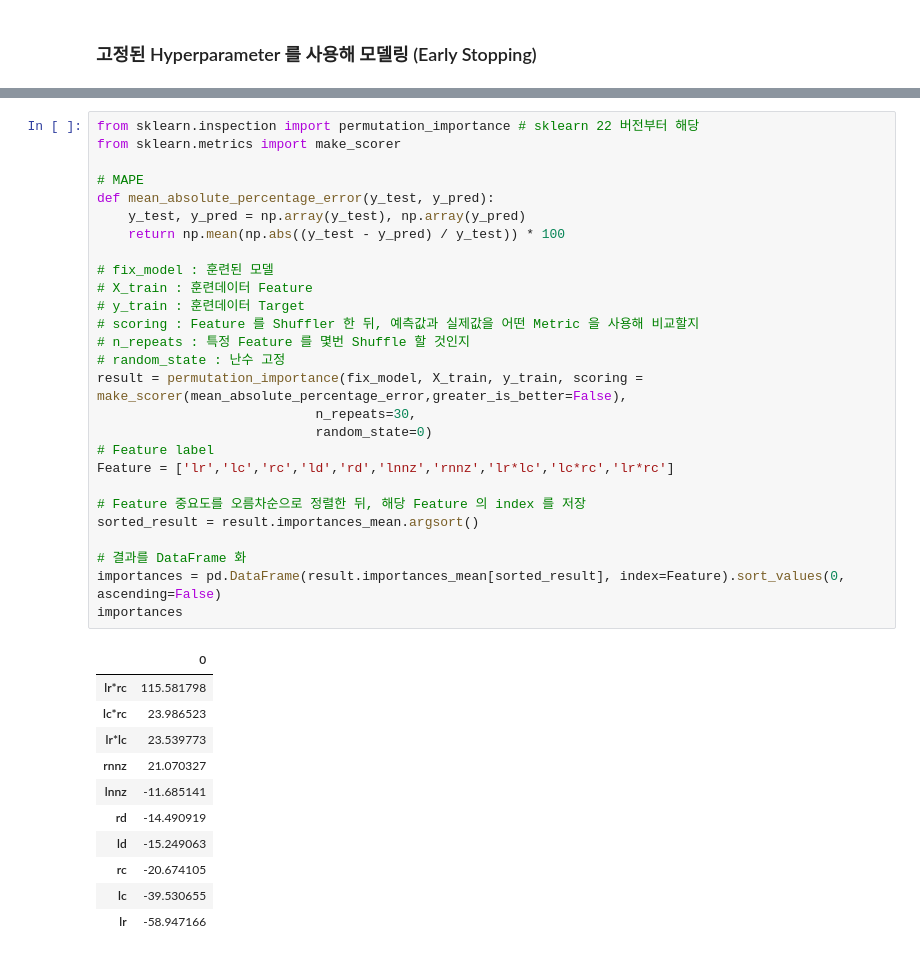
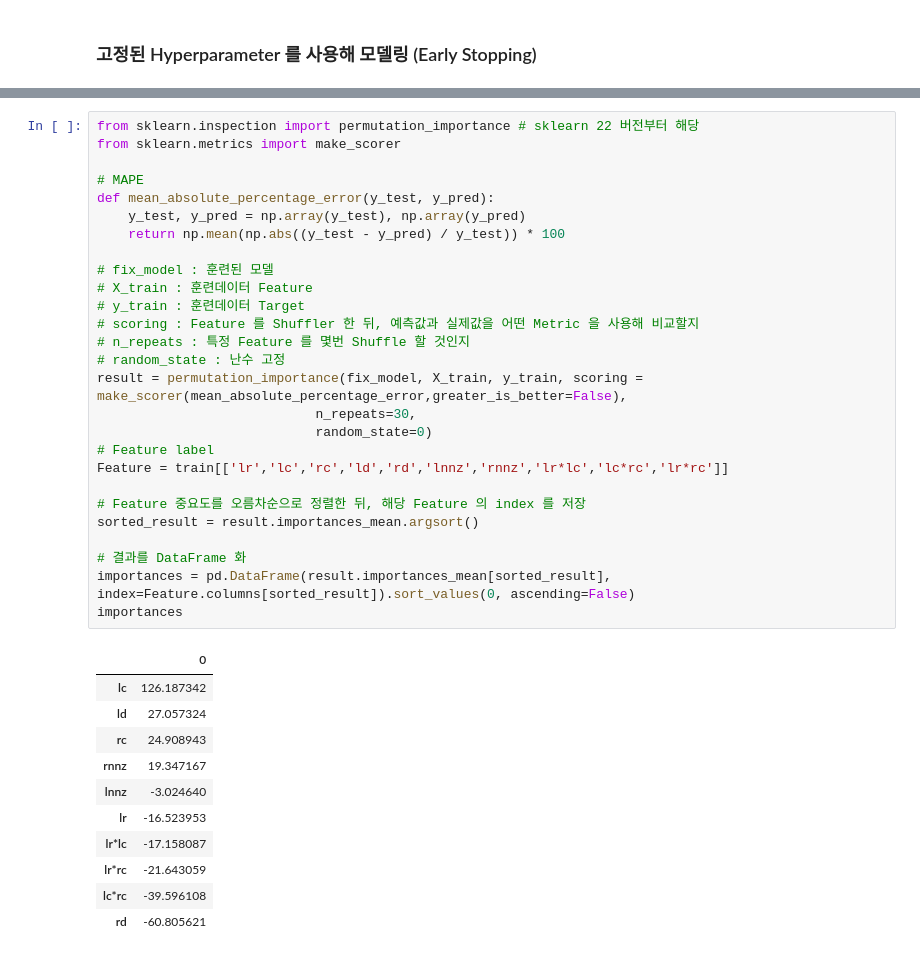
Before and after one commit to unhochoi/Sparse-Matrix-Multiplication, a Jupyter notebook: scenario-extraction/model/dnn/dnn-sp-smdm-gridsearch.ipynb, the cells around one changed output, grey strips where cells are left out. Drawn from its saved outputs; the diff is of its cells as text.

```diff
--- a/scenario-extraction/model/dnn/dnn-sp-smdm-gridsearch.ipynb
+++ b/scenario-extraction/model/dnn/dnn-sp-smdm-gridsearch.ipynb
@@ -316,39 +317,39 @@ print("테스트데이터 예측 mape : {}\n".format(mean_absolute_percentage_er
 # %%
 from sklearn.inspection import permutation_importance # sklearn 22 버전부터 해당
 from sklearn.metrics import make_scorer
 
 # MAPE
 def mean_absolute_percentage_error(y_test, y_pred):
     y_test, y_pred = np.array(y_test), np.array(y_pred)
     return np.mean(np.abs((y_test - y_pred) / y_test)) * 100
 
 # fix_model : 훈련된 모델
 # X_train : 훈련데이터 Feature
 # y_train : 훈련데이터 Target
 # scoring : Feature 를 Shuffler 한 뒤, 예측값과 실제값을 어떤 Metric 을 사용해 비교할지
 # n_repeats : 특정 Feature 를 몇번 Shuffle 할 것인지
 # random_state : 난수 고정
 result = permutation_importance(fix_model, X_train, y_train, scoring = make_scorer(mean_absolute_percentage_error,greater_is_better=False),
                             n_repeats=30,
                             random_state=0)
 # Feature label
-Feature = ['lr','lc','rc','ld','rd','lnnz','rnnz','lr*lc','lc*rc','lr*rc']
+Feature = train[['lr','lc','rc','ld','rd','lnnz','rnnz','lr*lc','lc*rc','lr*rc']]
 
 # Feature 중요도를 오름차순으로 정렬한 뒤, 해당 Feature 의 index 를 저장
 sorted_result = result.importances_mean.argsort()
 
 # 결과를 DataFrame 화
-importances = pd.DataFrame(result.importances_mean[sorted_result], index=Feature).sort_values(0, ascending=False)
+importances = pd.DataFrame(result.importances_mean[sorted_result], index=Feature.columns[sorted_result]).sort_values(0, ascending=False)
 importances
 # %% [output]
 |  | 0 |
-| lr*rc | 115.581798 |
-| lc*rc | 23.986523 |
-| lr*lc | 23.539773 |
-| rnnz | 21.070327 |
-| lnnz | -11.685141 |
-| rd | -14.490919 |
-| ld | -15.249063 |
-| rc | -20.674105 |
-| lc | -39.530655 |
-| lr | -58.947166 |
+| lc | 126.187342 |
+| ld | 27.057324 |
+| rc | 24.908943 |
+| rnnz | 19.347167 |
+| lnnz | -3.024640 |
+| lr | -16.523953 |
+| lr*lc | -17.158087 |
+| lr*rc | -21.643059 |
+| lc*rc | -39.596108 |
+| rd | -60.805621 |
```
Also changed, not shown: parts of 4 cells of this notebook, 10 other files.
